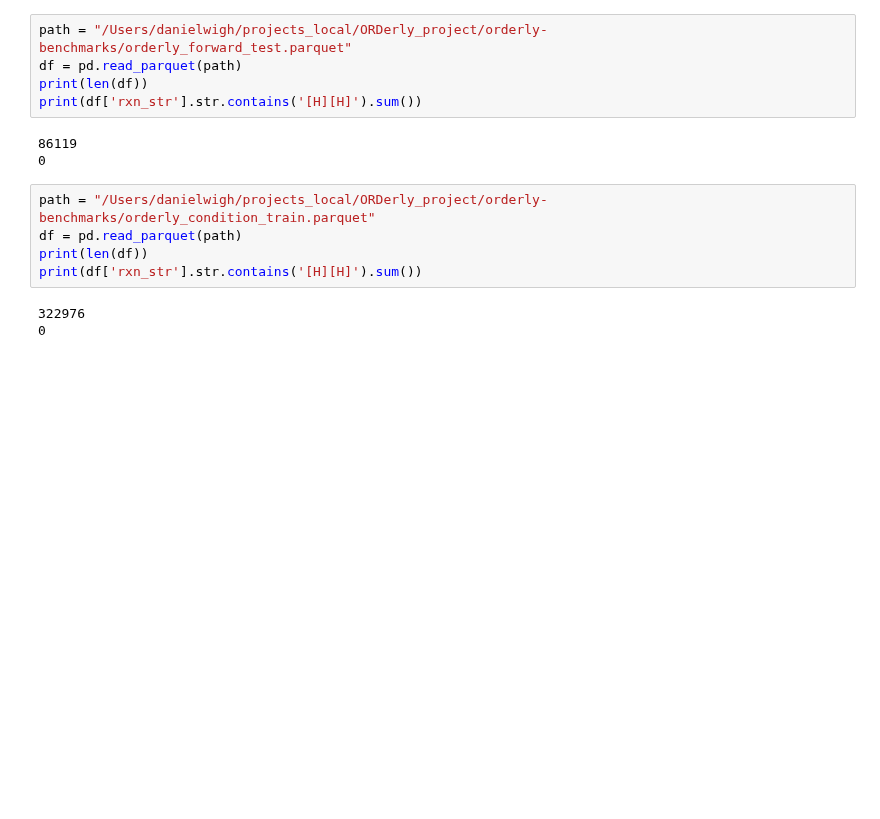
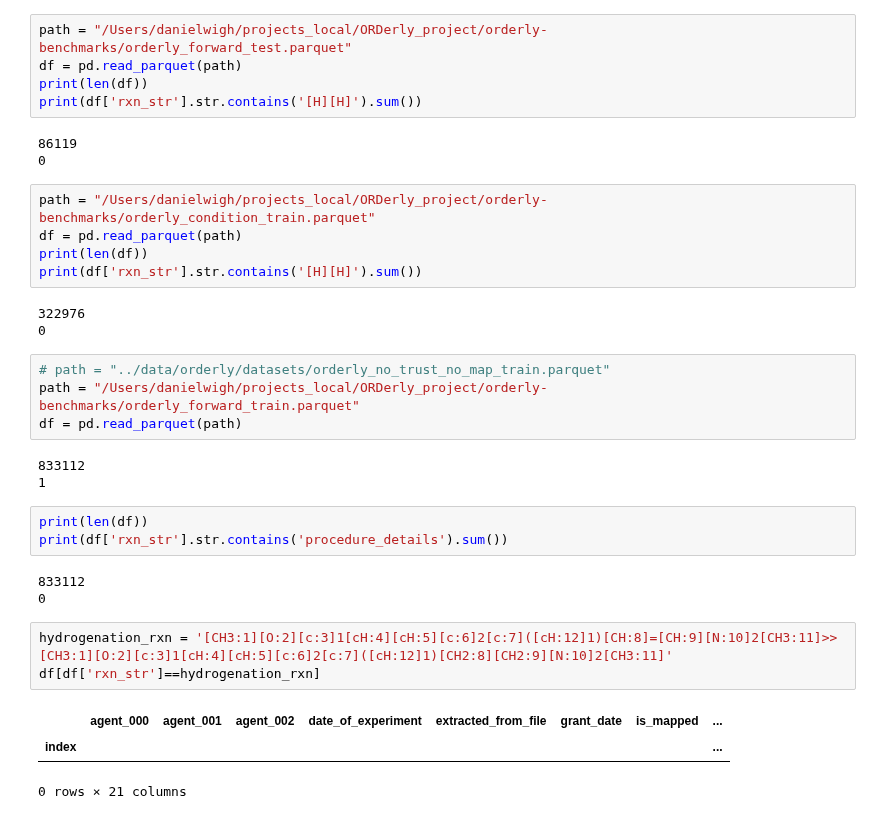
Before and after one commit to sustainable-processes/ORDerly, a Jupyter notebook: notebooks/orderly_benchmark_stats.ipynb, the cells around one changed output. Cells and saved outputs as stored; diff of their text form; blank space fills up the shorter version.

```diff
--- a/notebooks/orderly_benchmark_stats.ipynb
+++ b/notebooks/orderly_benchmark_stats.ipynb
@@ -114,3 +180,23 @@ print(df['rxn_str'].str.contains('[H][H]').sum())
 # %% [output]
 322976
 0
+# %%
+# path = "../data/orderly/datasets/orderly_no_trust_no_map_train.parquet"
+path = "/Users/danielwigh/projects_local/ORDerly_project/orderly-benchmarks/orderly_forward_train.parquet"
+df = pd.read_parquet(path)
+# %% [output]
+833112
+1
+# %%
+print(len(df))
+print(df['rxn_str'].str.contains('procedure_details').sum())
+# %% [output]
+833112
+0
+# %%
+hydrogenation_rxn = '[CH3:1][O:2][c:3]1[cH:4][cH:5][c:6]2[c:7]([cH:12]1)[CH:8]=[CH:9][N:10]2[CH3:11]>>[CH3:1][O:2][c:3]1[cH:4][cH:5][c:6]2[c:7]([cH:12]1)[CH2:8][CH2:9][N:10]2[CH3:11]'
+df[df['rxn_str']==hydrogenation_rxn]
+# %% [output]
+|  | agent_000 | agent_001 | agent_002 | date_of_experiment | extracted_from_file | grant_date | is_mapped | ... |
+| index |  |  |  |  |  |  |  | ... |
+0 rows × 21 columns
```
Also changed, not shown: parts of 22 cells of this notebook, 18 other files.
